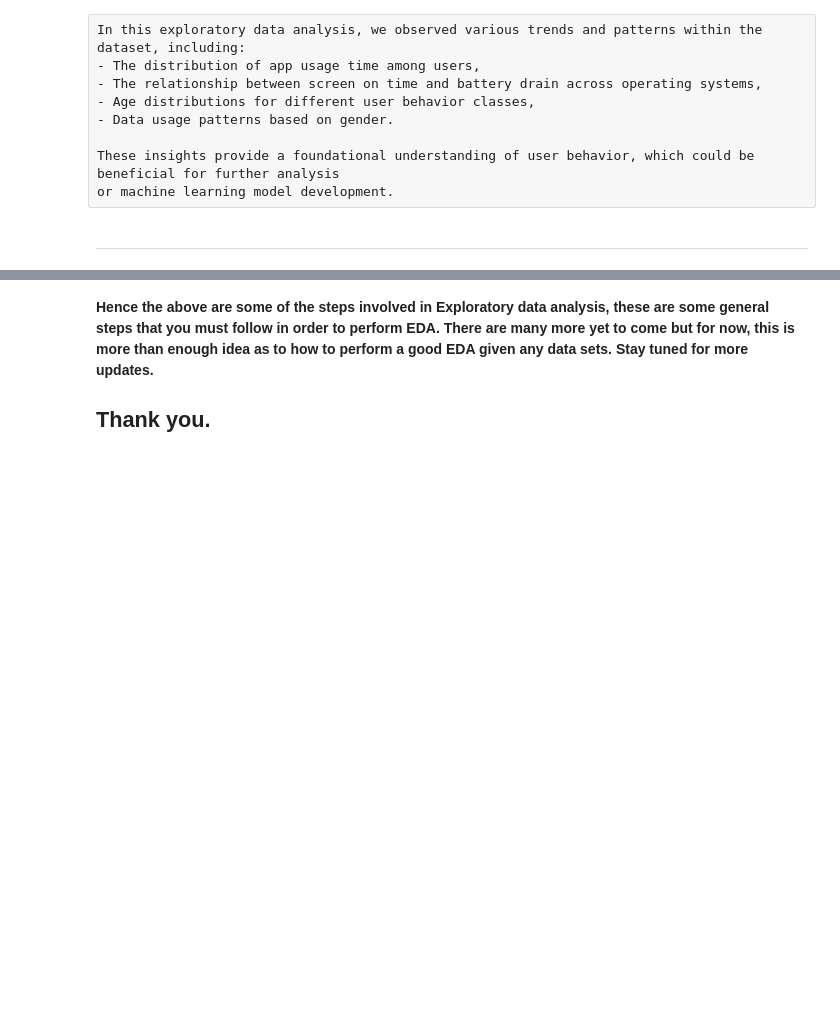
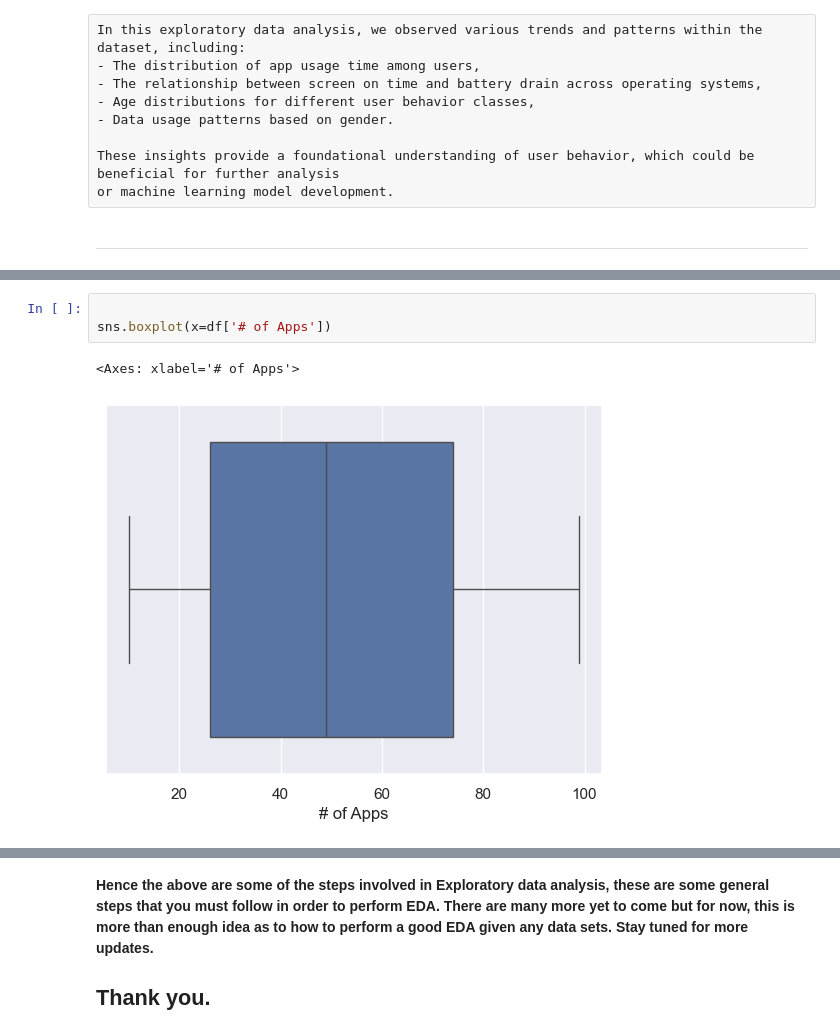
Before and after one commit to DavidBraun777/group-project-seis-631, a Jupyter notebook: intro-to-exploratory-data-analysis-eda-group-1.ipynb, the cells around one changed output, grey strips where cells are left out. Cells and saved outputs as stored; diff of their text form; blank space fills up the shorter version.

```diff
--- a/intro-to-exploratory-data-analysis-eda-group-1.ipynb
+++ b/intro-to-exploratory-data-analysis-eda-group-1.ipynb
@@ -775,0 +987,6 @@ or machine learning model development.
+# %%
+
+sns.boxplot(x=df['# of Apps'])
+# %% [output]
+<Axes: xlabel='# of Apps'>
+[figure, added]
```
Also changed, not shown: parts of 75 cells of this notebook, 1 other file.
